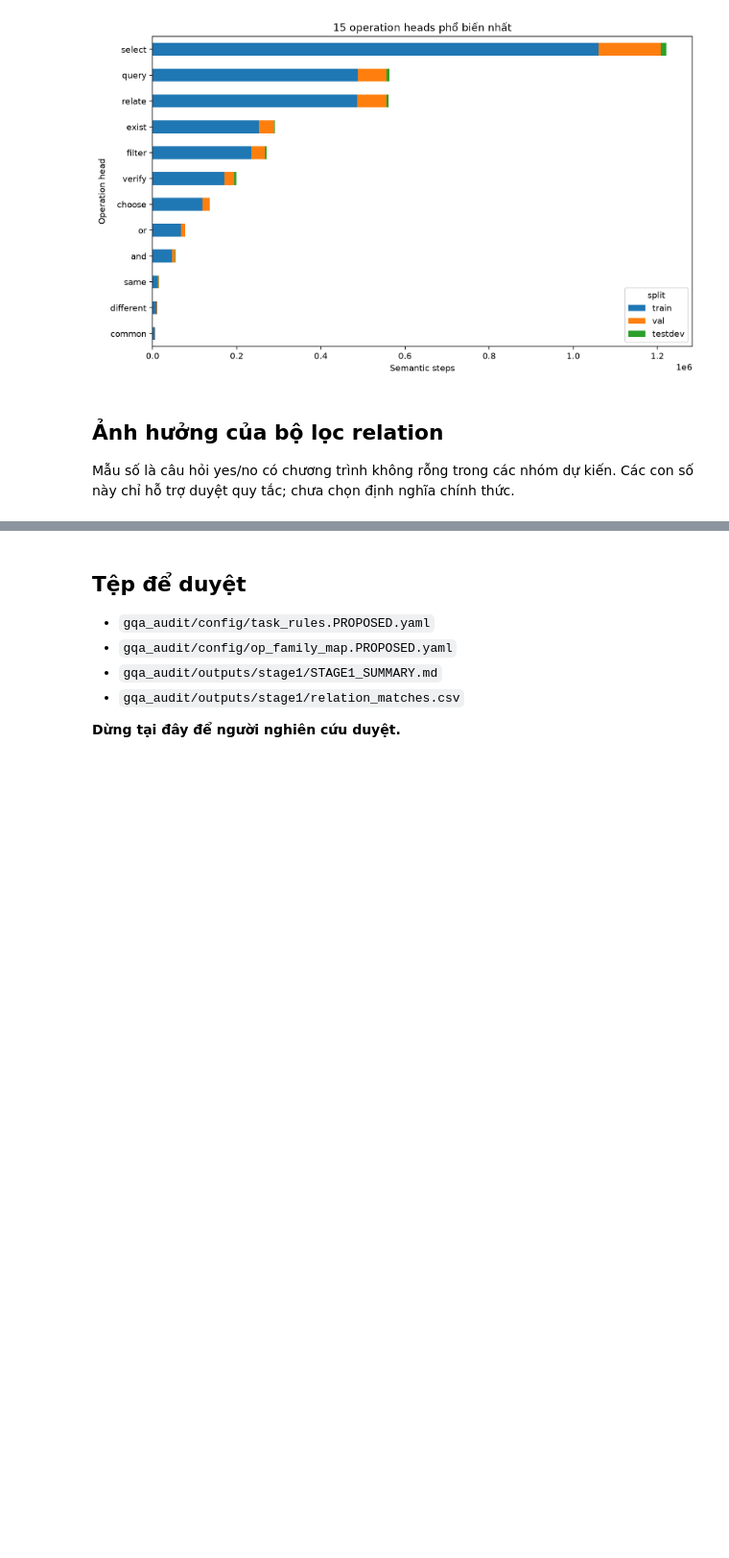
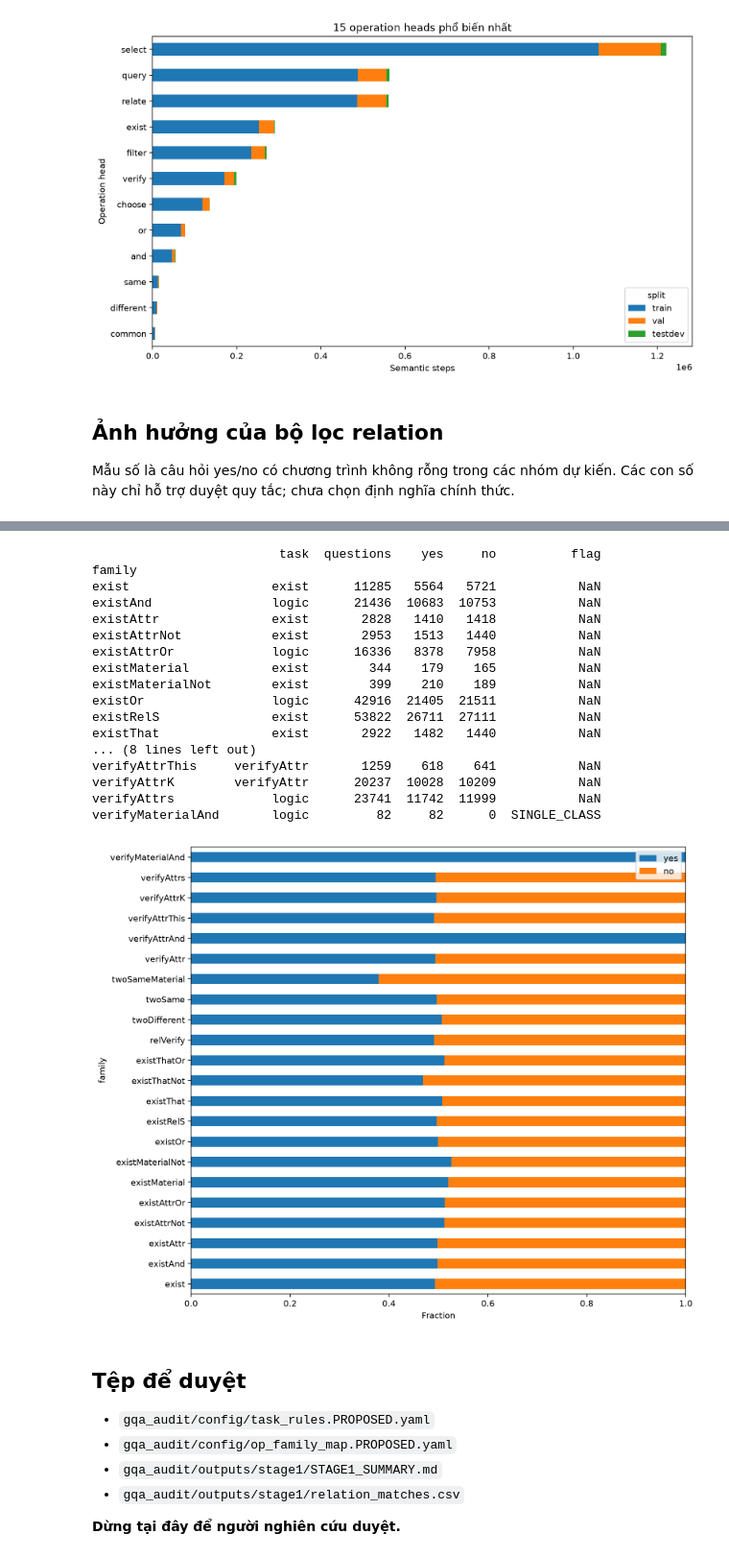
Before and after one commit to Datyth/Transfer-MTL, a Jupyter notebook: notebooks/gqa_stage1_audit.ipynb, the cells around one changed output, grey strips where cells are left out. Shown at 96% size. Drawn from its saved outputs; the diff is of its cells as text; code cells hidden in the pictures; blank space fills up the shorter version.

Commit message:
Save independently verified Stage 1 rerun and family diagnostics

```diff
--- a/notebooks/gqa_stage1_audit.ipynb
+++ b/notebooks/gqa_stage1_audit.ipynb
@@ -82,3 +141,28 @@ plt.tight_layout(); plt.show()
+# %%
+family_rows = variants[(variants['level'] == 'family') & (variants['split'] == 'train') & (variants['variant'] == 'unfiltered')].set_index('family')
+family_rows = family_rows[family_rows['questions'] > 0]
+print(family_rows[['task', 'questions', 'yes', 'no', 'flag']].to_string())
+family_rows[['yes', 'no']].div(family_rows['questions'], axis=0).plot.barh(stacked=True, figsize=(10, 8))
+plt.xlabel('Fraction'); plt.tight_layout(); plt.show()
+# %% [output]
+                         task  questions    yes     no          flag
+family
+exist                   exist      11285   5564   5721           NaN
+existAnd                logic      21436  10683  10753           NaN
+existAttr               exist       2828   1410   1418           NaN
+existAttrNot            exist       2953   1513   1440           NaN
+existAttrOr             logic      16336   8378   7958           NaN
+existMaterial           exist        344    179    165           NaN
+existMaterialNot        exist        399    210    189           NaN
+existOr                 logic      42916  21405  21511           NaN
+existRelS               exist      53822  26711  27111           NaN
+existThat               exist       2922   1482   1440           NaN
+... (8 lines left out)
+verifyAttrThis     verifyAttr       1259    618    641           NaN
+verifyAttrK        verifyAttr      20237  10028  10209           NaN
+verifyAttrs             logic      23741  11742  11999           NaN
+verifyMaterialAnd       logic         82     82      0  SINGLE_CLASS
+[figure, added]
 # %% [markdown]
 ## Tệp để duyệt
 
```
Also changed, not shown: parts of 11 cells of this notebook, 14 other files.
